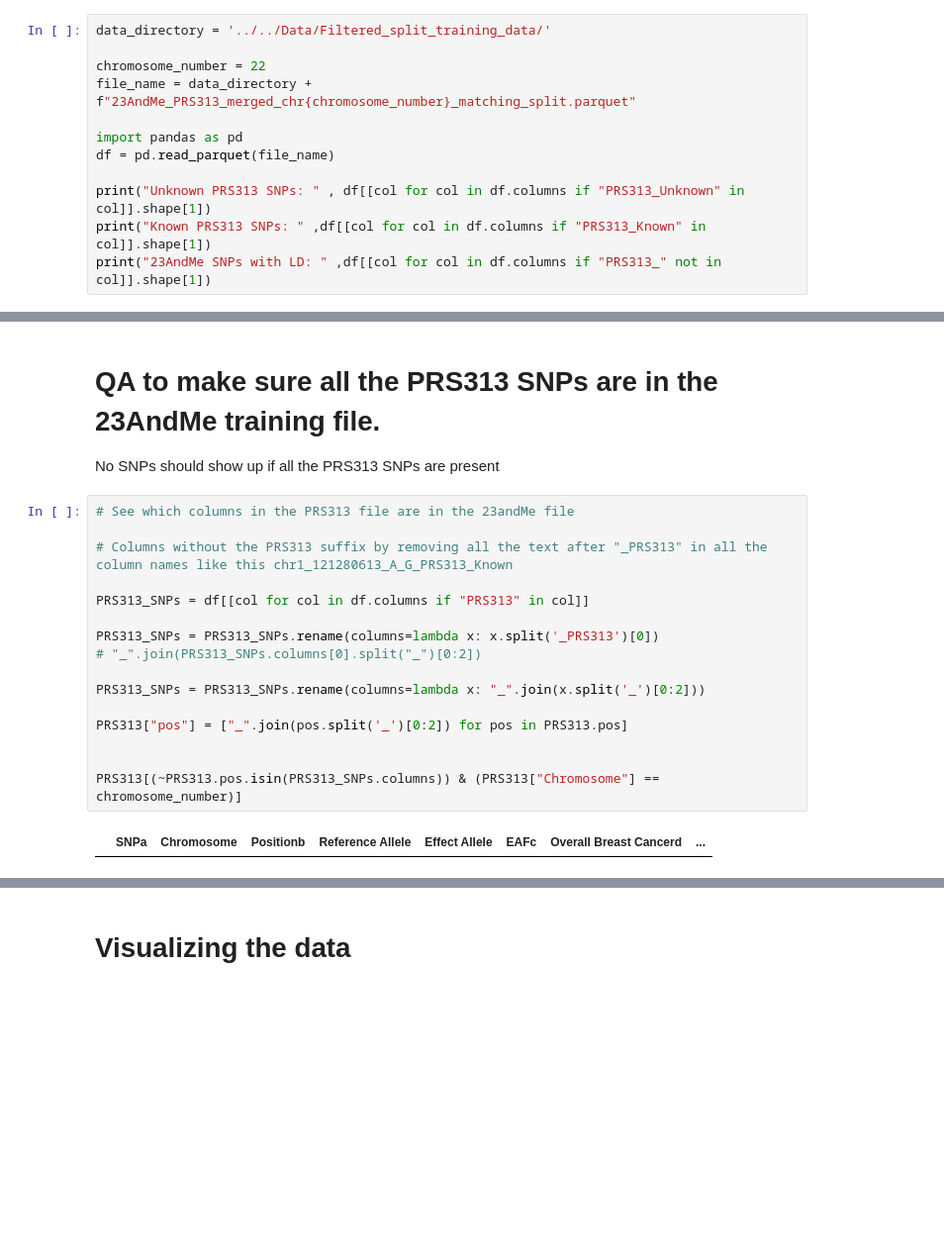
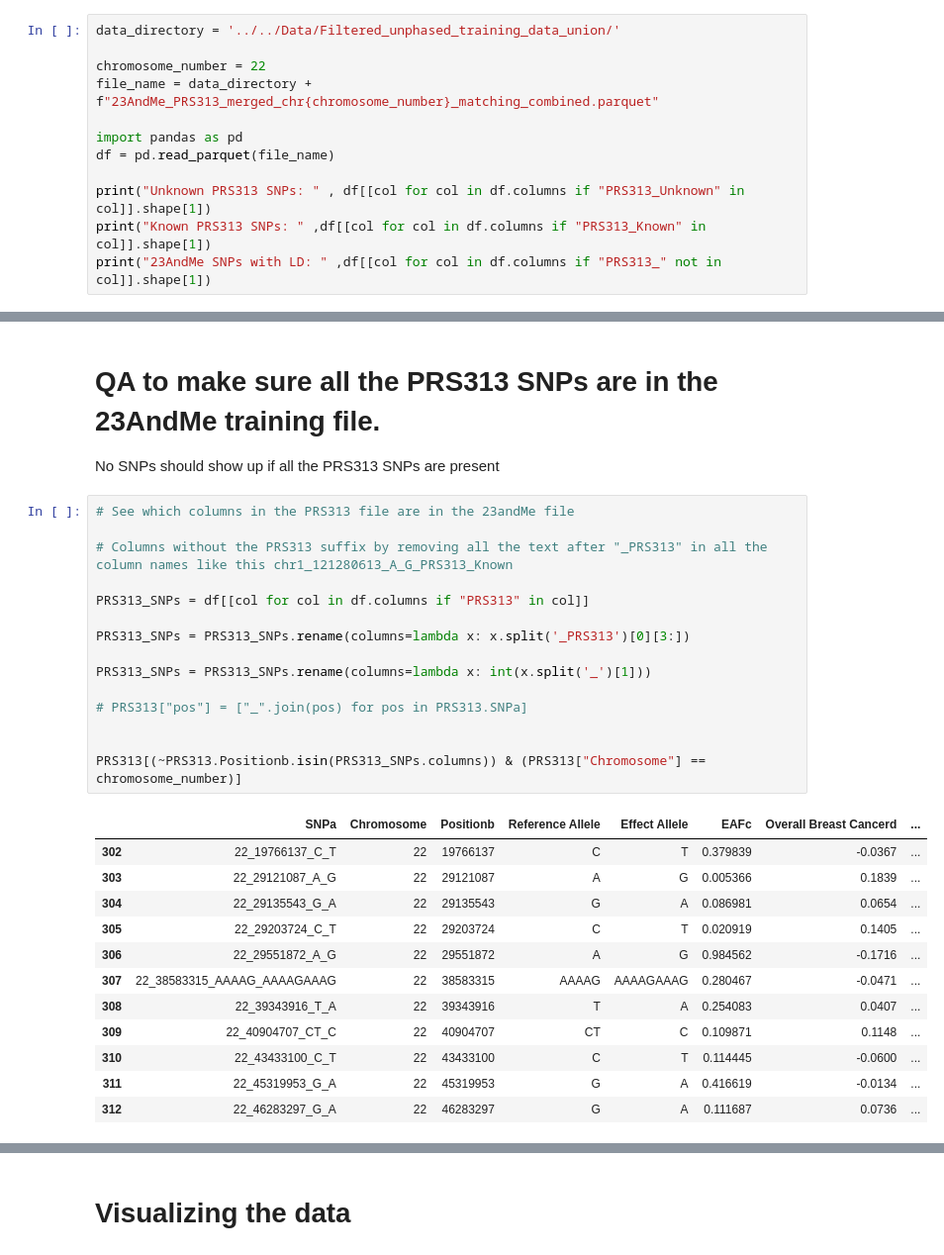
Before and after one commit to aaronge-2020/FastImpute, a Jupyter notebook: scripts/Python/Visualize_summary_statistics.ipynb, the cells around one changed output, grey strips where cells are left out. Shown: that part at 99% size. Cells and saved outputs as stored; diff of their text form; blank space fills up the shorter version.

```diff
--- a/scripts/Python/Visualize_summary_statistics.ipynb
+++ b/scripts/Python/Visualize_summary_statistics.ipynb
@@ -51,8 +51,8 @@ plt.show()
 # %%
-data_directory = '../../Data/Filtered_split_training_data/'
+data_directory = '../../Data/Filtered_unphased_training_data_union/'
 
 chromosome_number = 22
-file_name = data_directory + f"23AndMe_PRS313_merged_chr{chromosome_number}_matching_split.parquet"
+file_name = data_directory + f"23AndMe_PRS313_merged_chr{chromosome_number}_matching_combined.parquet"
 
 import pandas as pd
 df = pd.read_parquet(file_name)
@@ -73,18 +73,28 @@ No SNPs should show up if all the PRS313 SNPs are present
 # %%
 # See which columns in the PRS313 file are in the 23andMe file
 
 # Columns without the PRS313 suffix by removing all the text after "_PRS313" in all the column names like this chr1_121280613_A_G_PRS313_Known
 
 PRS313_SNPs = df[[col for col in df.columns if "PRS313" in col]]
 
-PRS313_SNPs = PRS313_SNPs.rename(columns=lambda x: x.split('_PRS313')[0])
-# "_".join(PRS313_SNPs.columns[0].split("_")[0:2])
+PRS313_SNPs = PRS313_SNPs.rename(columns=lambda x: x.split('_PRS313')[0][3:])
 
-PRS313_SNPs = PRS313_SNPs.rename(columns=lambda x: "_".join(x.split('_')[0:2]))
+PRS313_SNPs = PRS313_SNPs.rename(columns=lambda x: int(x.split('_')[1]))
 
-PRS313["pos"] = ["_".join(pos.split('_')[0:2]) for pos in PRS313.pos]
+# PRS313["pos"] = ["_".join(pos) for pos in PRS313.SNPa]
 
 
-PRS313[(~PRS313.pos.isin(PRS313_SNPs.columns)) & (PRS313["Chromosome"] == chromosome_number)]
+PRS313[(~PRS313.Positionb.isin(PRS313_SNPs.columns)) & (PRS313["Chromosome"] == chromosome_number)]
 # %% [output]
 |  | SNPa | Chromosome | Positionb | Reference Allele | Effect Allele | EAFc | Overall Breast Cancerd | ... |
+| 302 | 22_19766137_C_T | 22 | 19766137 | C | T | 0.379839 | -0.0367 | ... |
+| 303 | 22_29121087_A_G | 22 | 29121087 | A | G | 0.005366 | 0.1839 | ... |
+| 304 | 22_29135543_G_A | 22 | 29135543 | G | A | 0.086981 | 0.0654 | ... |
+| 305 | 22_29203724_C_T | 22 | 29203724 | C | T | 0.020919 | 0.1405 | ... |
+| 306 | 22_29551872_A_G | 22 | 29551872 | A | G | 0.984562 | -0.1716 | ... |
+| 307 | 22_38583315_AAAAG_AAAAGAAAG | 22 | 38583315 | AAAAG | AAAAGAAAG | 0.280467 | -0.0471 | ... |
+| 308 | 22_39343916_T_A | 22 | 39343916 | T | A | 0.254083 | 0.0407 | ... |
+| 309 | 22_40904707_CT_C | 22 | 40904707 | CT | C | 0.109871 | 0.1148 | ... |
+| 310 | 22_43433100_C_T | 22 | 43433100 | C | T | 0.114445 | -0.0600 | ... |
+| 311 | 22_45319953_G_A | 22 | 45319953 | G | A | 0.416619 | -0.0134 | ... |
+| 312 | 22_46283297_G_A | 22 | 46283297 | G | A | 0.111687 | 0.0736 | ... |
```
Also changed, not shown: parts of 3 cells of this notebook, 49 other files.
